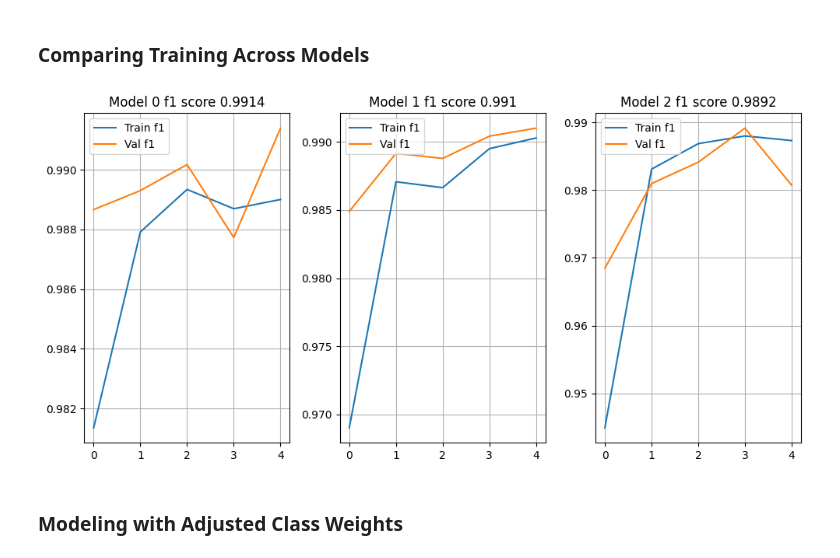
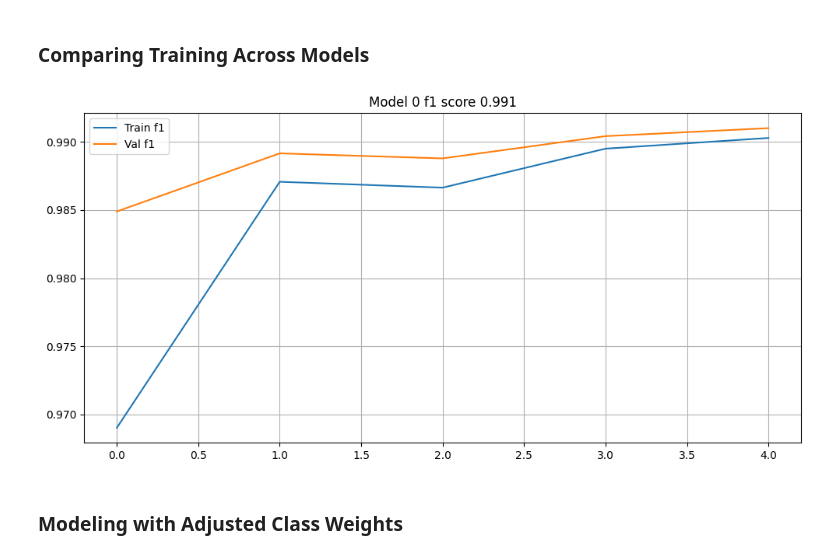
Before and after one commit to pinstripezebra/graffiti_prediction, a Jupyter notebook: model_training.ipynb, the cells around one changed output. Cells and saved outputs as stored; diff of their text form; code cells hidden in the pictures.

Commit message:
removing redundant models

```diff
--- a/model_training.ipynb
+++ b/model_training.ipynb
@@ -28,7 +28,7 @@ image_height, image_width = 500, 500
 batch_size = 256
 epochs = 3
 
-def create_model(image_height, image_width,  cost_function, class_weight = None):
+def create_model(image_height, image_width,  cost_function):
 
     # Defining data augmentation layer
     data_augmentation = keras.Sequential([
@@ -53,8 +53,7 @@ def create_model(image_height, image_width,  cost_function, class_weight = None)
     #Compiling
     model.compile(loss='binary_crossentropy',
                         optimizer='adam',
-                        metrics=[cost_function],
-                        class_weight = class_weight)
+                        metrics=[cost_function])
     return model
 
 def plot_result(history):
@@ -100,7 +99,7 @@ def make_predictions(model, val_ds, threshold):
     for x, y in val_ds:
         labels = np.concatenate([labels, y.numpy()])
         predictions = np.concatenate([predictions,
-                                        [round(i[0],0) for i in model.predict(x).tolist()]])
+                                        [i[0] for i in model.predict(x).tolist()]])
 
     # Converting to 1/0 depending on value relative to threshold
     predictions = [1 if i >= threshold else 0 for i in predictions]
@@ -394,22 +315,20 @@ plt.show()
 # %% [markdown]
 ### Comparing Training Across Models
 # %%
-models = [low_threshold_model, my_model, high_threshold_model]
-history = [pd.read_csv('./history/low_threshold_history.csv'),
-           pd.read_csv('./history/medium_threshold_history.csv'),
-           pd.read_csv('./history/high_threshold_history.csv')]
+models = [ my_model]
+history = [pd.read_csv('./history/medium_threshold_history.csv')]
 histories = {}
 
 # Aggregating model performance for comparison
 for i in range(len(models)):
     histories[i] = {'Results' :pd.DataFrame(history[i]),
                             'Model' : history,
                             'End Score': history[i]['val_f1_score']}
 
 #Viualizing training histories
 visualize_f1(histories)
 # %% [output]
-[figure, old version]
+[figure, new version]
 # %% [markdown]
 ### Modeling with Adjusted Class Weights
 # %%
```
Also changed, not shown: parts of 24 cells of this notebook.
